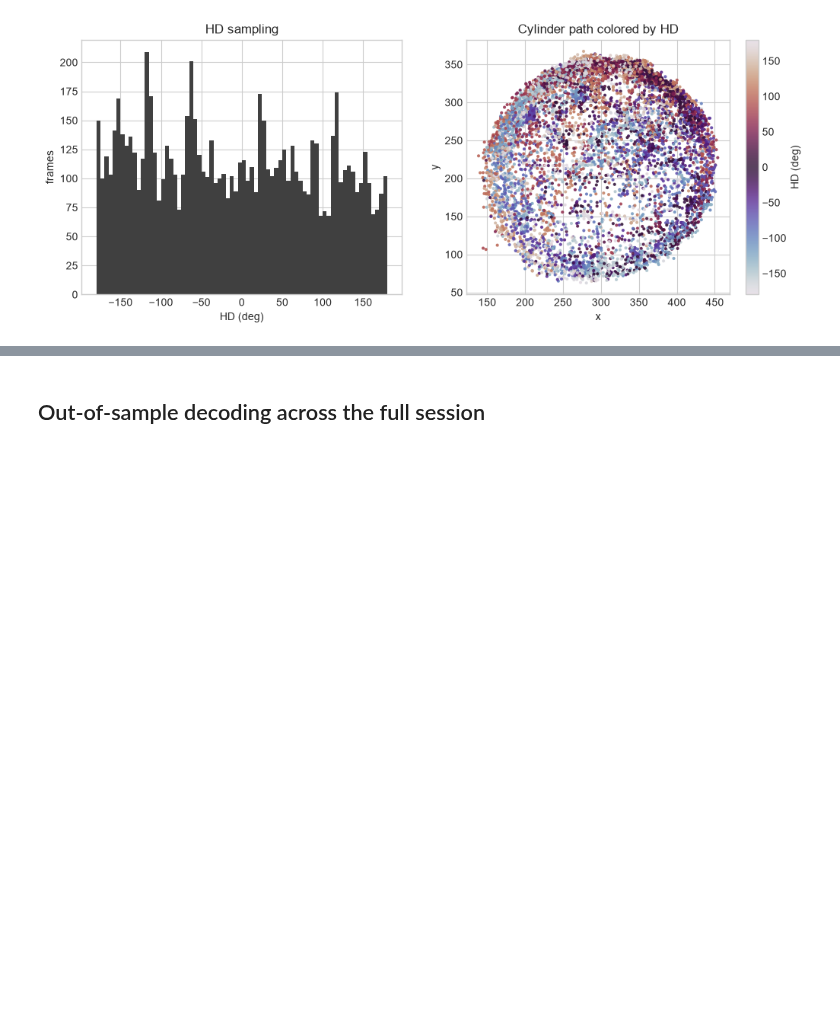
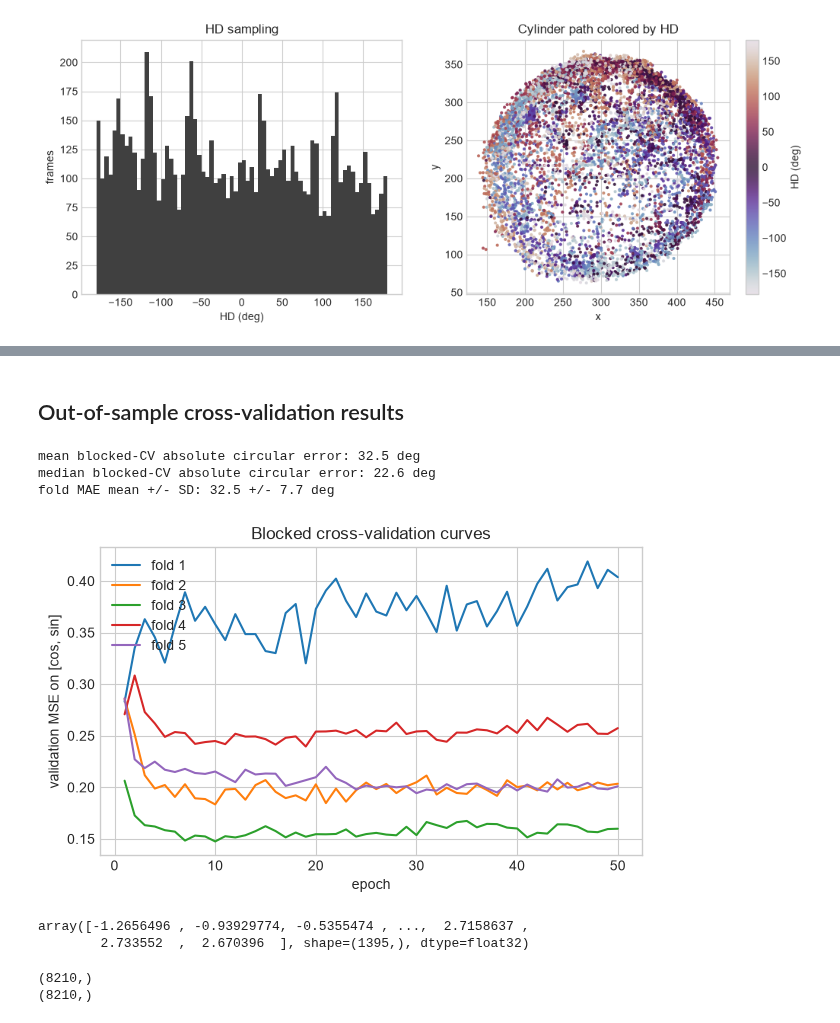
Before and after one commit to ShiyunCMC/RSC_PyTorch_HDDecoding, a Jupyter notebook: notebooks/01c_mlp_hd_decoder_cross_validation.ipynb, the cells around one changed output, grey strips where cells are left out. Saved outputs shown, nothing was run; the diff lists cells and outputs as text; code cells hidden in the pictures; blank space fills up the shorter version.

```diff
--- a/notebooks/01c_mlp_hd_decoder_cross_validation.ipynb
+++ b/notebooks/01c_mlp_hd_decoder_cross_validation.ipynb
@@ -251,20 +282,14 @@ for fold_number, val_idx in enumerate(folds, start=1):
 # %%
 class FrameHDDataset(Dataset):
-    def __init__(self, X, y, indices):
-        self.X = torch.as_tensor(X[indices], dtype=torch.float32)
-        self.y = torch.as_tensor(y[indices], dtype=torch.float32)
+    def __init__(self, X, y):
+        self.X = torch.as_tensor(X, dtype=torch.float32)
+        self.y = torch.as_tensor(y, dtype=torch.float32)
 
     def __len__(self):
         return len(self.X)
 
     def __getitem__(self, idx):
         return self.X[idx], self.y[idx]
-
-
-batch_size = 256
-train_loader = DataLoader(FrameHDDataset(Xz, y, train_idx), batch_size=batch_size, shuffle=True)
-val_loader = DataLoader(FrameHDDataset(Xz, y, val_idx), batch_size=batch_size, shuffle=False)
-test_loader = DataLoader(FrameHDDataset(Xz, y, test_idx), batch_size=batch_size, shuffle=False)
 # %%
 class HDDecoderMLP(nn.Module):
     def __init__(self, n_cells):
@@ -356,19 +375,23 @@ fold_results = []
 fold_histories = []
 
 for fold_number, val_idx in enumerate(folds, start=1):
-    train_idx = np.concatenate([fold for i, fold in enumerate(folds) if i != fold_number - 1])
+    train_idx = np.concatenate(
+        [fold for i, fold in enumerate(folds) if i != fold_number - 1]
+    )
 
-    lo, denom, mu, sigma = fit_fold_normalization(X[train_idx])
-    X_train_z = apply_fold_normalization(X[train_idx], lo, denom, mu, sigma)
-    X_val_z = apply_fold_normalization(X[val_idx], lo, denom, mu, sigma)
+    # Fit normalization only on this fold's training frames.
+    mu, sigma = fit_zscore_normalization(X[train_idx])
+    X_train_z = apply_zscore_normalization(X[train_idx], mu, sigma)
+    X_val_z = apply_zscore_normalization(X[val_idx], mu, sigma)
 
+    # These loaders are intentionally created inside the fold loop.
     train_loader = DataLoader(
-        FrameHDDataset(X_train_z, y[train_idx], np.arange(len(train_idx))),
+        FrameHDDataset(X_train_z, y[train_idx]),
         batch_size=BATCH_SIZE,
         shuffle=True,
     )
     val_loader = DataLoader(
-        FrameHDDataset(X_val_z, y[val_idx], np.arange(len(val_idx))),
+        FrameHDDataset(X_val_z, y[val_idx]),
         batch_size=BATCH_SIZE,
         shuffle=False,
     )
@@ -392,7 +415,7 @@ for fold_number, val_idx in enumerate(folds, start=1):
             }
         )
 
-    # These predictions were generated by a model that never trained on val_idx.
+    # The held-out fold has never been used for weight updates.
     oof_pred_vec[val_idx] = predict_vectors(model, X_val_z)
     val_pred_hd = np.arctan2(oof_pred_vec[val_idx, 1], oof_pred_vec[val_idx, 0])
     val_err = circular_difference(val_pred_hd, hd[val_idx])
@@ -429,13 +466,45 @@ plt.show()
 # %% [markdown]
-## Out-of-sample decoding across the full session
+## Out-of-sample cross-validation results
 # %%
 pred_hd = np.arctan2(oof_pred_vec[:, 1], oof_pred_vec[:, 0])
-err = circular_difference(pred_hd, hd)
-abs_err_deg = np.abs(np.rad2deg(err))
+oof_mask = np.isfinite(oof_pred_vec).all(axis=1)
+oof_err = circular_difference(pred_hd[oof_mask], hd[oof_mask])
+oof_abs_err_deg = np.abs(np.rad2deg(oof_err))
 
-print(f"mean absolute circular error: {abs_err_deg.mean():.1f} deg")
-print(f"median absolute circular error: {np.median(abs_err_deg):.1f} deg")
-print(f"fold MAE mean +/- SD: {fold_results_df['val_mae_deg'].mean():.1f} +/- {fold_results_df['val_mae_deg'].std(ddof=1):.1f} deg")
+print(f"mean blocked-CV absolute circular error: {oof_abs_err_deg.mean():.1f} deg")
+print(f"median blocked-CV absolute circular error: {np.median(oof_abs_err_deg):.1f} deg")
+print(
+    f"fold MAE mean +/- SD: "
+    f"{fold_results_df['val_mae_deg'].mean():.1f} +/- "
+    f"{fold_results_df['val_mae_deg'].std(ddof=1):.1f} deg"
+)
+# %% [output]
+mean blocked-CV absolute circular error: 32.5 deg
+median blocked-CV absolute circular error: 22.6 deg
+fold MAE mean +/- SD: 32.5 +/- 7.7 deg
+# %%
+fig, ax = plt.subplots(figsize=(7, 4))
+for fold_number, history in enumerate(fold_histories, start=1):
+    hist_fold = pd.DataFrame(history)
+    ax.plot(hist_fold["epoch"], hist_fold["val_loss"], label=f"fold {fold_number}")
+ax.set_xlabel("epoch")
+ax.set_ylabel("validation MSE on [cos, sin]")
+ax.set_title("Blocked cross-validation curves")
+ax.legend()
+plt.show()
+# %% [output]
+[figure, added]
+# %%
+pred_hd[folds[-1]]
+# %% [output]
+array([-1.2656496 , -0.93929774, -0.5355474 , ...,  2.7158637 ,
+        2.733552  ,  2.670396  ], shape=(1395,), dtype=float32)
+# %%
+print(t_s.shape)
+print(pred_hd.shape)
+# %% [output]
+(8210,)
+(8210,)
 # %%
 t_s = (time_ms - time_ms[0]) / 1000
 
```
Also changed, not shown: parts of 18 cells of this notebook, 4 other files.
